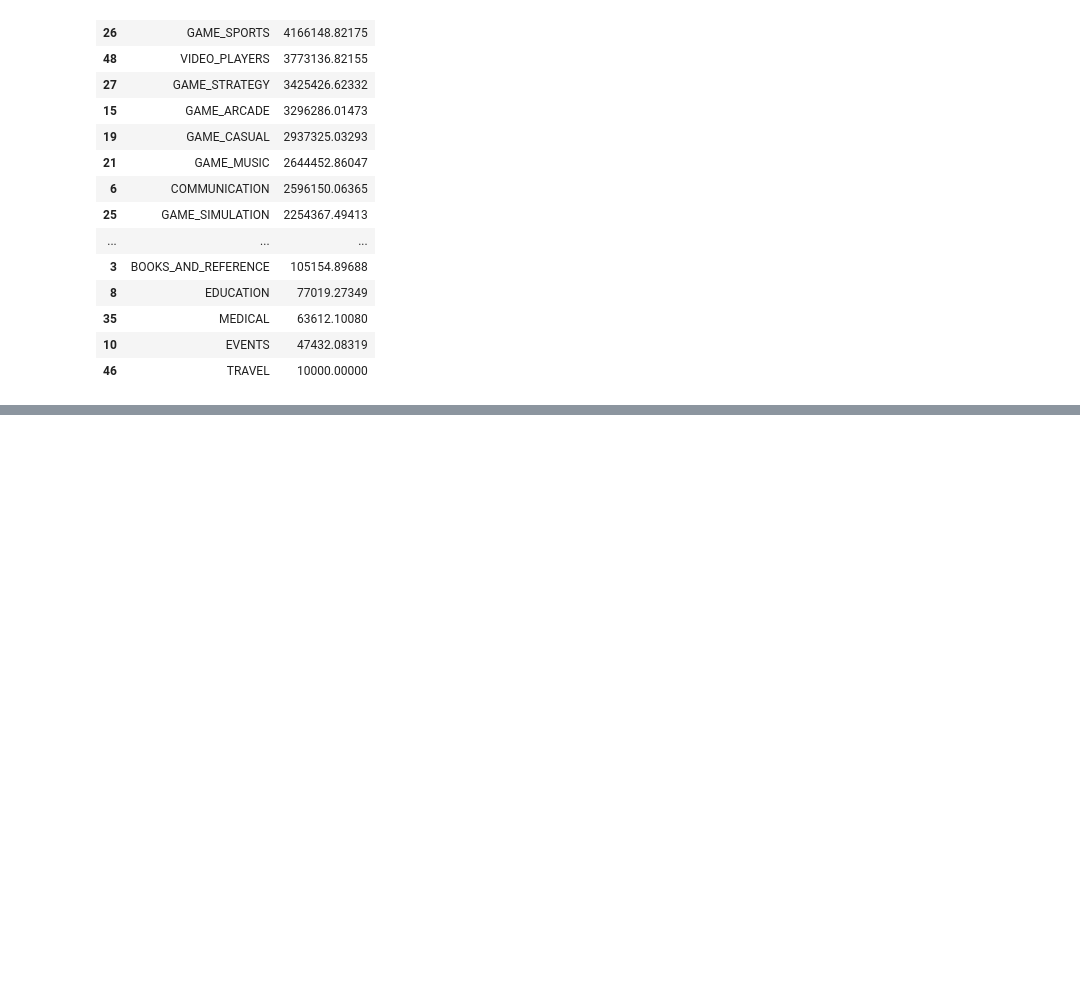
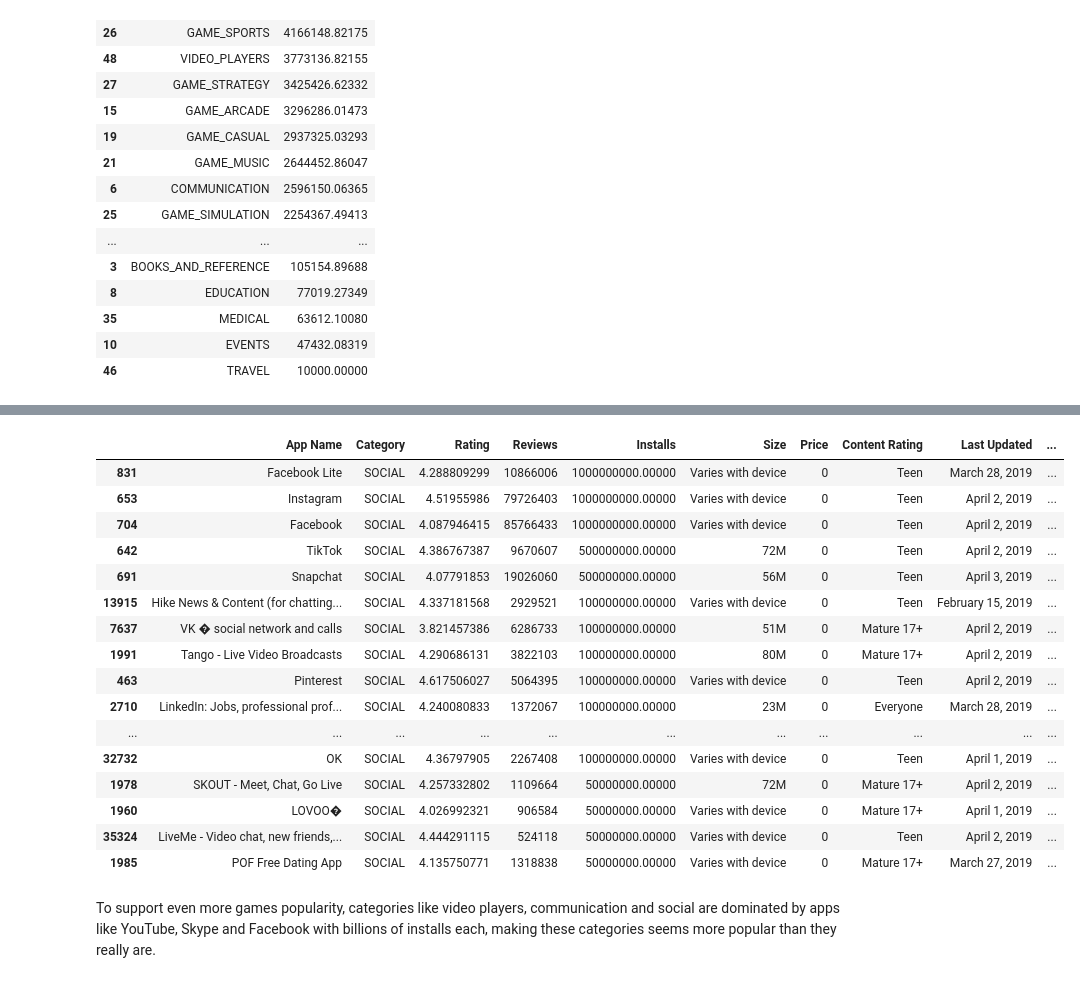
Before and after one commit to guifa/google-play-market-analysis, a Jupyter notebook: notebooks/goole-play-market-analysis.ipynb, the cells around one changed output, grey strips where cells are left out. Drawn from its saved outputs; the diff is of its cells as text; code cells hidden in the pictures; blank space fills up the shorter version.

```diff
--- a/notebooks/goole-play-market-analysis.ipynb
+++ b/notebooks/goole-play-market-analysis.ipynb
@@ -292,0 +337,22 @@ df_free.groupby('Category', as_index=False)['Installs'].mean().sort_values('Inst
+# %%
+df_free[df_free['Category'] == 'SOCIAL'].sort_values('Installs', ascending=False).head(20)
+# %% [output]
+|  | App Name | Category | Rating | Reviews | Installs | Size | Price | Content Rating | Last Updated | ... |
+| 831 | Facebook Lite | SOCIAL | 4.288809299 | 10866006 | 1000000000.00000 | Varies with device | 0 | Teen | March 28, 2019 | ... |
+| 653 | Instagram | SOCIAL | 4.51955986 | 79726403 | 1000000000.00000 | Varies with device | 0 | Teen | April 2, 2019 | ... |
+| 704 | Facebook | SOCIAL | 4.087946415 | 85766433 | 1000000000.00000 | Varies with device | 0 | Teen | April 2, 2019 | ... |
+| 642 | TikTok | SOCIAL | 4.386767387 | 9670607 | 500000000.00000 | 72M | 0 | Teen | April 2, 2019 | ... |
+| 691 | Snapchat | SOCIAL | 4.07791853 | 19026060 | 500000000.00000 | 56M | 0 | Teen | April 3, 2019 | ... |
+| 13915 | Hike News & Content (for chatting... | SOCIAL | 4.337181568 | 2929521 | 100000000.00000 | Varies with device | 0 | Teen | February 15, 2019 | ... |
+| 7637 | VK � social network and calls | SOCIAL | 3.821457386 | 6286733 | 100000000.00000 | 51M | 0 | Mature 17+ | April 2, 2019 | ... |
+| 1991 | Tango - Live Video Broadcasts | SOCIAL | 4.290686131 | 3822103 | 100000000.00000 | 80M | 0 | Mature 17+ | April 2, 2019 | ... |
+| 463 | Pinterest | SOCIAL | 4.617506027 | 5064395 | 100000000.00000 | Varies with device | 0 | Teen | April 2, 2019 | ... |
+| 2710 | LinkedIn: Jobs, professional prof... | SOCIAL | 4.240080833 | 1372067 | 100000000.00000 | 23M | 0 | Everyone | March 28, 2019 | ... |
+| ... | ... | ... | ... | ... | ... | ... | ... | ... | ... | ... |
+| 32732 | OK | SOCIAL | 4.36797905 | 2267408 | 100000000.00000 | Varies with device | 0 | Teen | April 1, 2019 | ... |
+| 1978 | SKOUT - Meet, Chat, Go Live | SOCIAL | 4.257332802 | 1109664 | 50000000.00000 | 72M | 0 | Mature 17+ | April 2, 2019 | ... |
+| 1960 | LOVOO� | SOCIAL | 4.026992321 | 906584 | 50000000.00000 | Varies with device | 0 | Mature 17+ | April 1, 2019 | ... |
+| 35324 | LiveMe - Video chat, new friends,... | SOCIAL | 4.444291115 | 524118 | 50000000.00000 | Varies with device | 0 | Teen | April 2, 2019 | ... |
+| 1985 | POF Free Dating App | SOCIAL | 4.135750771 | 1318838 | 50000000.00000 | Varies with device | 0 | Mature 17+ | March 27, 2019 | ... |
+# %% [markdown]
+To support even more games popularity, categories like video players, communication and social are dominated by apps like YouTube, Skype and Facebook with billions of installs each, making these categories seems more popular than they really are.
```
Also changed, not shown: parts of 5 cells of this notebook.
